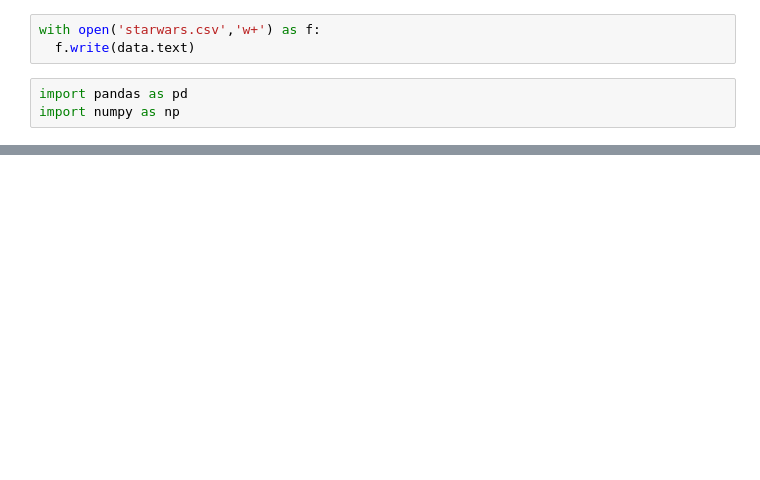
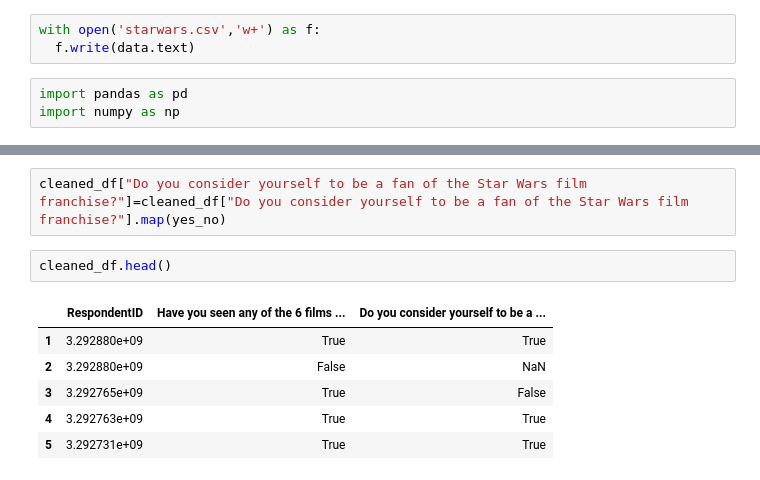
Before and after one commit to saksham-v25/Data-Cleaning-, a Jupyter notebook: star_wars_analysis/star_wars_analysis.ipynb, the cells around one changed output, grey strips where cells are left out. Cells and saved outputs as stored; diff of their text form; blank space fills up the shorter version.

```diff
--- a/star_wars_analysis/star_wars_analysis.ipynb
+++ b/star_wars_analysis/star_wars_analysis.ipynb
@@ -40,0 +97,11 @@ df.head()
+# %%
+cleaned_df["Do you consider yourself to be a fan of the Star Wars film franchise?"]=cleaned_df["Do you consider yourself to be a fan of the Star Wars film franchise?"].map(yes_no)
+# %%
+cleaned_df.head()
+# %% [output]
+|  | RespondentID | Have you seen any of the 6 films ... | Do you consider yourself to be a ... |
+| 1 | 3.292880e+09 | True | True |
+| 2 | 3.292880e+09 | False | NaN |
+| 3 | 3.292765e+09 | True | False |
+| 4 | 3.292763e+09 | True | True |
+| 5 | 3.292731e+09 | True | True |
```
Also changed, not shown: parts of 16 cells of this notebook.
